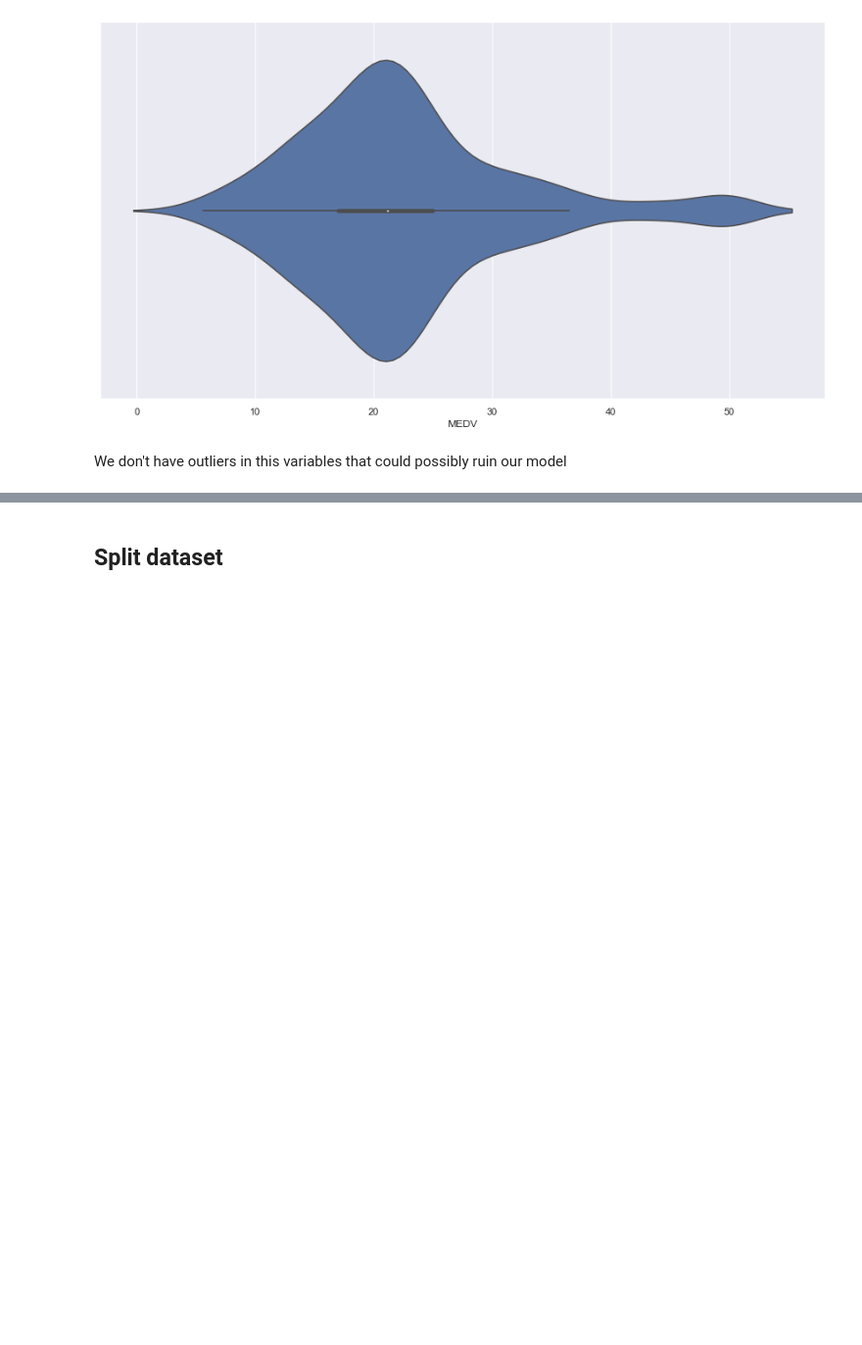
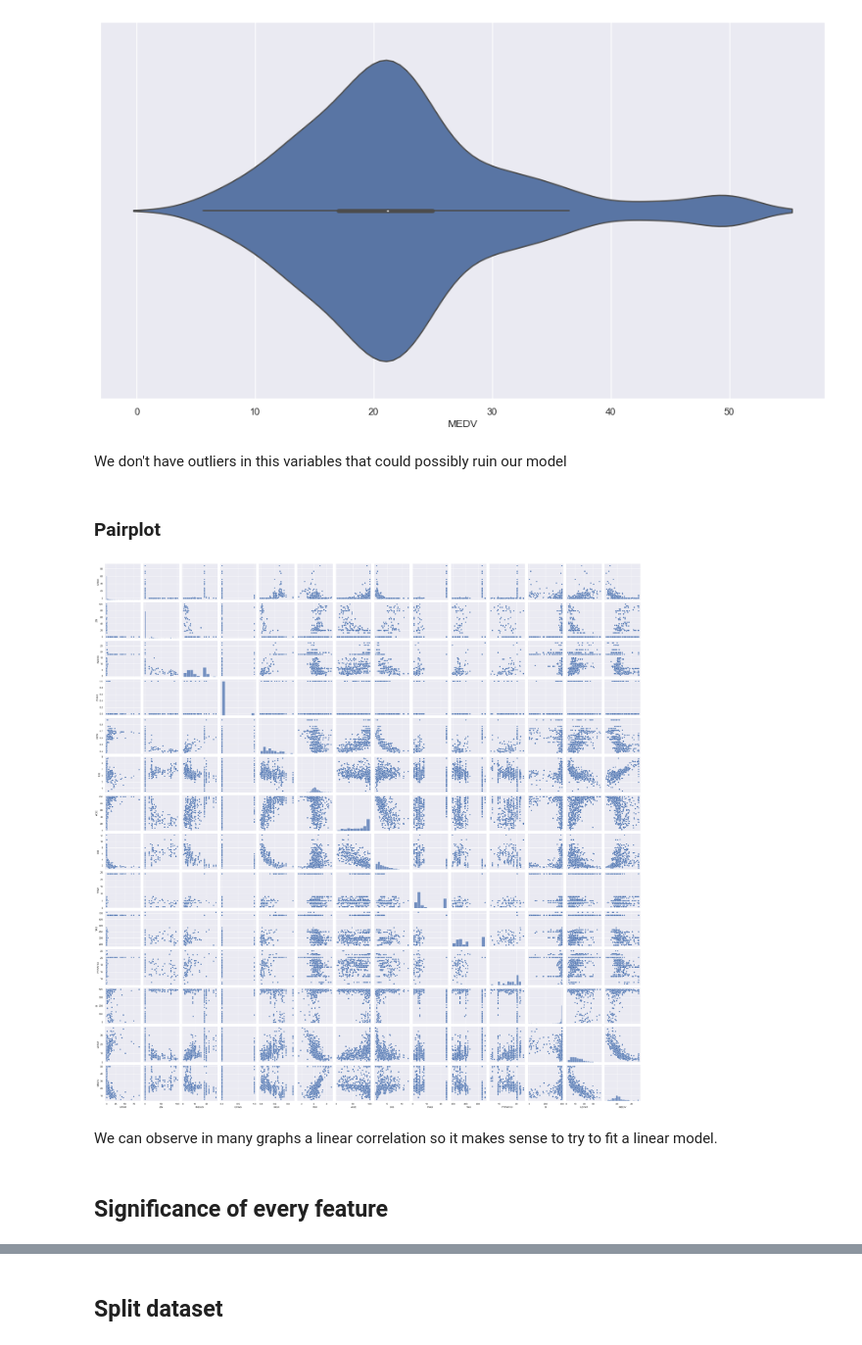
Before and after one commit to GastonAQS/DataScienceProjects, a Jupyter notebook: BostonDataset/boston.ipynb, the cells around one changed output, grey strips where cells are left out. Shown at 98% size. Cells and saved outputs as stored; diff of their text form; code cells hidden in the pictures; blank space fills up the shorter version.

```diff
--- a/BostonDataset/boston.ipynb
+++ b/BostonDataset/boston.ipynb
@@ -92,3 +95,14 @@ plt.show()
 [figure]
 # %% [markdown]
 We don't have outliers in this variables that could possibly ruin our model
+# %% [markdown]
+### Pairplot
+# %%
+g = sns.pairplot(dataset)
+plt.show()
+# %% [output]
+[figure, added]
+# %% [markdown]
+We can observe in many graphs a linear correlation so it makes sense to try to fit a linear model.
+# %% [markdown]
+## Significance of every feature
```
Also changed, not shown: parts of 4 cells of this notebook, 1 other file.
